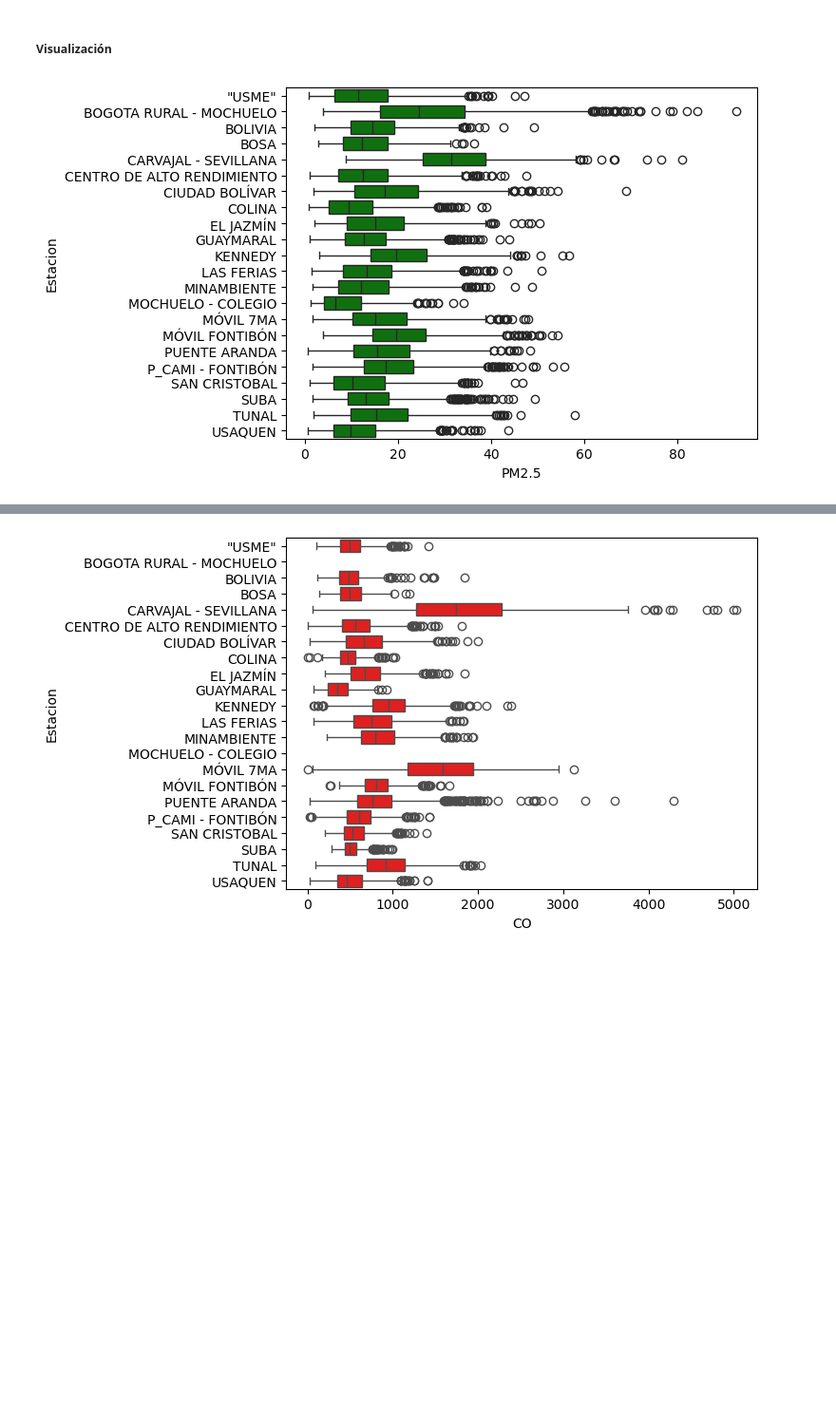
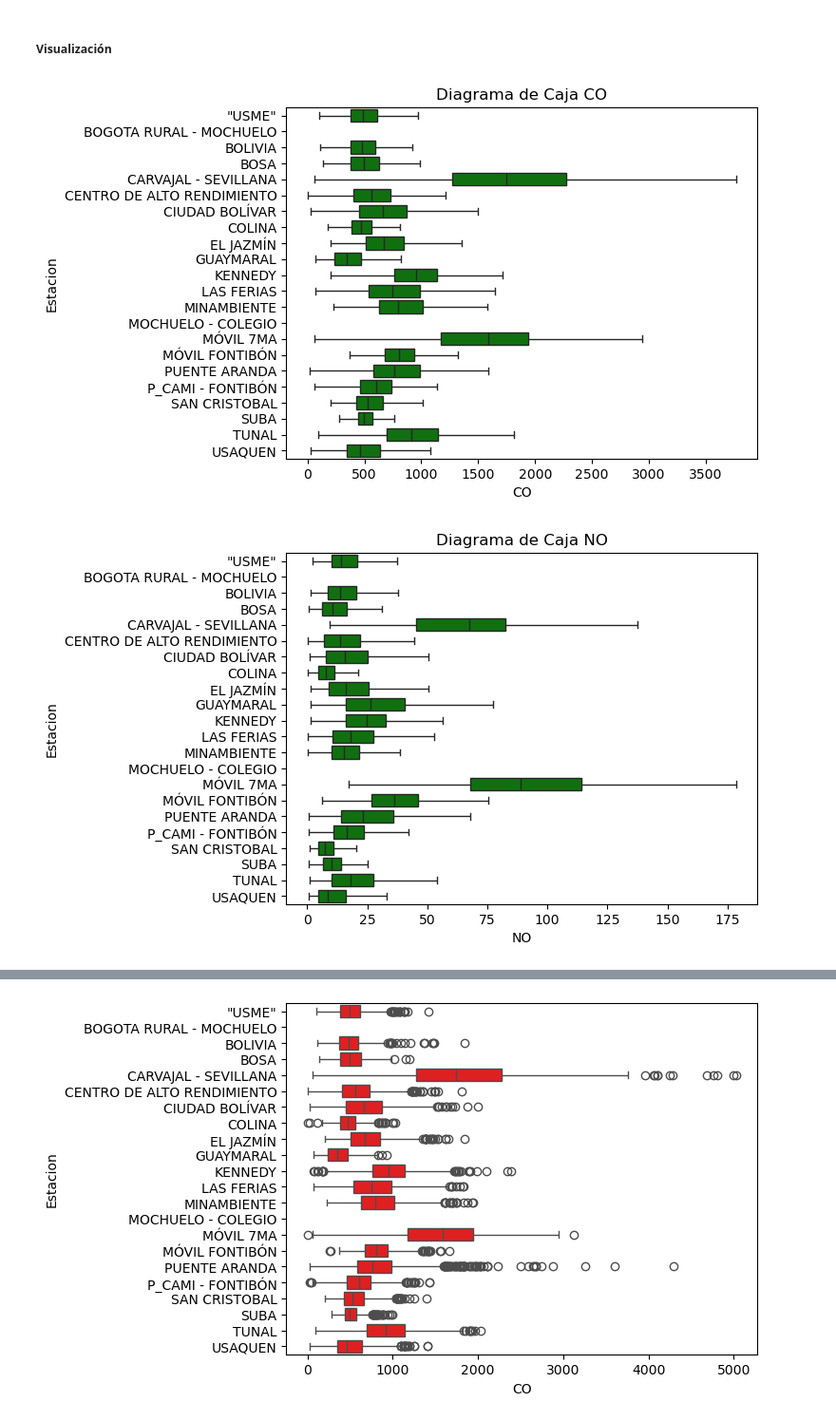
Before and after one commit to josejjgs1923/proyecto-analisis-calidad-aire-bogota, a Jupyter notebook: Analisis datos calidad aire.ipynb, the cells around one changed output, grey strips where cells are left out. Shown at 95% size. Cells and saved outputs as stored; diff of their text form; code cells hidden in the pictures; blank space fills up the shorter version.

Commit message:
Agregar trasnformación de datos

```diff
--- a/Analisis datos calidad aire.ipynb
+++ b/Analisis datos calidad aire.ipynb
@@ -69,29 +71,31 @@ df_reporte["Fecha inicial"] = pd.to_datetime(df_reporte["Fecha inicial"], format
 class At(StrEnum):
     est = 'Estacion'
     f = 'Fecha inicial'
-    año = "año"
+    años = "años"
+
+class Otras(StrEnum):
     h10 = 'HAire10'
     hh = 'HAire?h'
     nox = 'NOx'
     so2_tr = 'SO2 TR'
     tempcm = 'TMPR AIR 10CM'
+    dirv = 'DViento'
+    h2 = 'HAire2'
+    prec = 'PLiquida'
+    temp10 = 'TAire10'
+    temp2 = 'TAire2'
+    rad = 'RGlobal'
+    p = 'P'
 
 class Var(StrEnum):
     co = 'CO'
-    dirv = 'DViento'
-    h2 = 'HAire2'
     no = 'NO'
     no2 = 'NO2'
     o3 = 'O3'
-    prec = 'PLiquida'
     pm10 = 'PM10'
     pm2= 'PM2.5'
-    rad = 'RGlobal'
     so2 = 'SO2'
-    temp10 = 'TAire10'
-    temp2 = 'TAire2'
     velv = 'VViento'
-    p = 'P'
 # %%
 df_reporte.info()
 # %% [output]
@@ -211,9 +215,10 @@ plt.show()
 # %% [markdown]
  el dataframe datos contiene los datos sin index por años, el dataframe datos_año contiene indices  por años para poder acceder a los datos como si fueran agrupados por años
 # %%
-df_rep5[At.año] =  df_rep5[At.f].apply(lambda x: x.year)
-datos = df_rep5.drop([At.h10, At.hh, At.nox, At.so2_tr, At.tempcm], axis=1)
-datos_año = datos.set_index([At.año])
+df_rep5[At.años] =  df_rep5[At.f].apply(lambda x: x.year)
+variables_eliminar = [var for var in Otras]
+datos = df_rep5.drop(variables_eliminar, axis=1)
+datos_año = datos.set_index([At.años])
 # %% [output]
 A value is trying to be set on a copy of a slice from a DataFrame.
 Try using .loc[row_indexer,col_indexer] = value instead
@@ -222,0 +230,2 @@ See the caveats in the documentation: https://pandas.pydata.org/pandas-docs/stab
+# %%
+datos = datos[datos[Var.pm10] >= datos[Var.pm2]]
@@ -321,7 +372,10 @@ resumen
 # %% [markdown]
 ##### Visualización
 # %%
-sns.boxplot(data=datos, x=At.pm2, y=At.est,  orient="h", color="g")
-plt.show()
+for var in Var:
+    ax = sns.boxplot(data=datos, x=var, y=At.est,  orient="h", color="g",  showfliers=False )
+    ax.set_title(f"Diagrama de Caja {var}")
+    plt.show()
 # %% [output]
-[figure, old version]
+[figure, new version]
+[figure, added]
```
Also changed, not shown: parts of 34 cells of this notebook.
